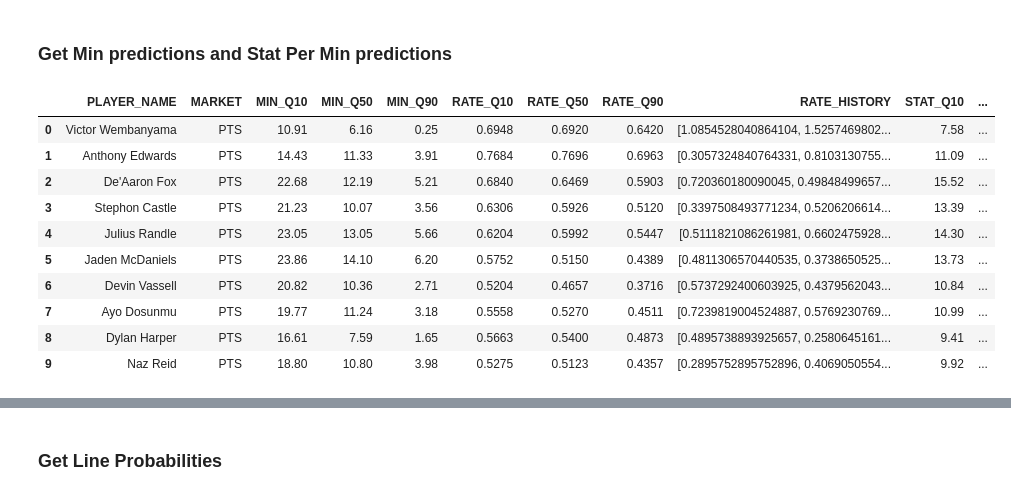
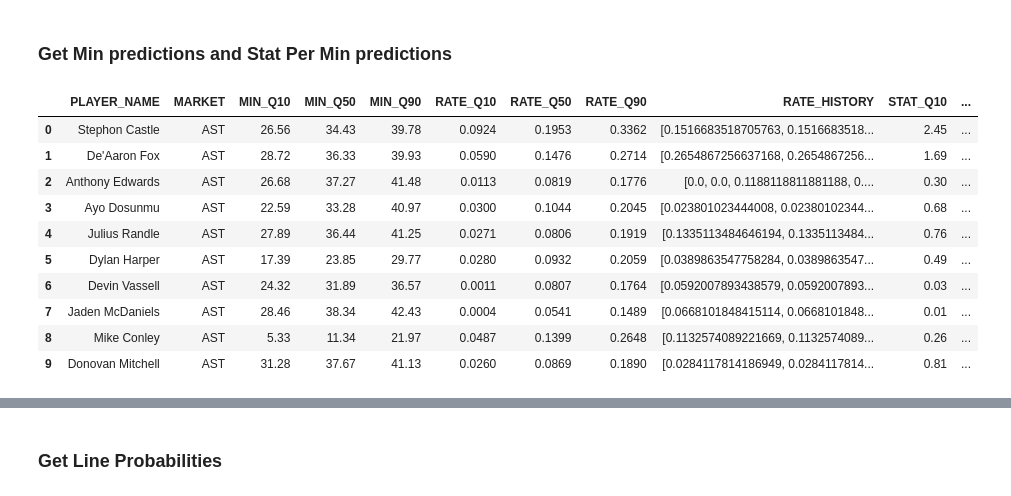
Before and after one commit to spon7ge/NBA-Prop-Predictor, a Jupyter notebook: notebooks/live.ipynb, the cells around one changed output, grey strips where cells are left out. Saved outputs shown, nothing was run; the diff lists cells and outputs as text; code cells hidden in the pictures.

```diff
--- a/notebooks/live.ipynb
+++ b/notebooks/live.ipynb
@@ -158,12 +157,12 @@ US latest pull: 2026-05-12 00:09:51
 import joblib
 
 #minutes
-min_bundle = joblib.load("src/models/saved_models/min_quantile_xgb_2026-05-10.joblib")
+min_bundle = joblib.load("src/models/saved_models/min_quantile_xgb_2026-05-11.joblib")
 min_quantile_models = min_bundle["quantile_models"]
 min_feature_names = min_bundle["feature_names"]
 
 #points per minute
-ppm_bundle = joblib.load("src/models/saved_models/ppm_quantile_xgb_2026-05-10.joblib")
+ppm_bundle = joblib.load("src/models/saved_models/ppm_quantile_xgb_2026-05-11.joblib")
 ppm_quantile_models = ppm_bundle["quantile_models"]
 ppm_feature_names = ppm_bundle["feature_names"]
 
@@ -181,38 +180,38 @@ rpm_feature_names = rpm_bundle["feature_names"]
 # %%
 pts_preds = predict_min_times_rate(
     pts_names, min_df, pts_df, current_date,
     rate_pipeline=ppm_pipeline,
     rate_quantile_models=ppm_quantile_models,
     min_quantile_models=min_quantile_models,
     stat_prefix="PTS",
 )
-# ast_preds = predict_min_times_rate(
-#     ast_names, min_df, ast_df, current_date,
-#     rate_pipeline=apm_pipeline,
-#     rate_quantile_models=apm_quantile_models,
-#     min_quantile_models=min_quantile_models,
-#     stat_prefix="AST",
-# )
+ast_preds = predict_min_times_rate(
+    ast_names, min_df, ast_df, current_date,
+    rate_pipeline=apm_pipeline,
+    rate_quantile_models=apm_quantile_models,
+    min_quantile_models=min_quantile_models,
+    stat_prefix="AST",
+)
 # reb_preds = predict_min_times_rate(
 #     reb_names, min_df, reb_df, current_date,
 #     rate_pipeline=rpm_pipeline,
 #     rate_quantile_models=rpm_quantile_models,
 #     min_quantile_models=min_quantile_models,
 #     stat_prefix="REB",
 # )
-pts_preds.head(10)
+ast_preds.head(10)
 # %% [output]
 |  | PLAYER_NAME | MARKET | MIN_Q10 | MIN_Q50 | MIN_Q90 | RATE_Q10 | RATE_Q50 | RATE_Q90 | RATE_HISTORY | STAT_Q10 | ... |
-| 0 | Victor Wembanyama | PTS | 10.91 | 6.16 | 0.25 | 0.6948 | 0.6920 | 0.6420 | [1.0854528040864104, 1.5257469802... | 7.58 | ... |
-| 1 | Anthony Edwards | PTS | 14.43 | 11.33 | 3.91 | 0.7684 | 0.7696 | 0.6963 | [0.3057324840764331, 0.8103130755... | 11.09 | ... |
-| 2 | De'Aaron Fox | PTS | 22.68 | 12.19 | 5.21 | 0.6840 | 0.6469 | 0.5903 | [0.720360180090045, 0.49848499657... | 15.52 | ... |
-| 3 | Stephon Castle | PTS | 21.23 | 10.07 | 3.56 | 0.6306 | 0.5926 | 0.5120 | [0.3397508493771234, 0.5206206614... | 13.39 | ... |
-| 4 | Julius Randle | PTS | 23.05 | 13.05 | 5.66 | 0.6204 | 0.5992 | 0.5447 | [0.5111821086261981, 0.6602475928... | 14.30 | ... |
-| 5 | Jaden McDaniels | PTS | 23.86 | 14.10 | 6.20 | 0.5752 | 0.5150 | 0.4389 | [0.4811306570440535, 0.3738650525... | 13.73 | ... |
-| 6 | Devin Vassell | PTS | 20.82 | 10.36 | 2.71 | 0.5204 | 0.4657 | 0.3716 | [0.5737292400603925, 0.4379562043... | 10.84 | ... |
-| 7 | Ayo Dosunmu | PTS | 19.77 | 11.24 | 3.18 | 0.5558 | 0.5270 | 0.4511 | [0.7239819004524887, 0.5769230769... | 10.99 | ... |
-| 8 | Dylan Harper | PTS | 16.61 | 7.59 | 1.65 | 0.5663 | 0.5400 | 0.4873 | [0.4895738893925657, 0.2580645161... | 9.41 | ... |
-| 9 | Naz Reid | PTS | 18.80 | 10.80 | 3.98 | 0.5275 | 0.5123 | 0.4357 | [0.2895752895752896, 0.4069050554... | 9.92 | ... |
+| 0 | Stephon Castle | AST | 26.56 | 34.43 | 39.78 | 0.0924 | 0.1953 | 0.3362 | [0.1516683518705763, 0.1516683518... | 2.45 | ... |
+| 1 | De'Aaron Fox | AST | 28.72 | 36.33 | 39.93 | 0.0590 | 0.1476 | 0.2714 | [0.2654867256637168, 0.2654867256... | 1.69 | ... |
+| 2 | Anthony Edwards | AST | 26.68 | 37.27 | 41.48 | 0.0113 | 0.0819 | 0.1776 | [0.0, 0.0, 0.1188118811881188, 0.... | 0.30 | ... |
+| 3 | Ayo Dosunmu | AST | 22.59 | 33.28 | 40.97 | 0.0300 | 0.1044 | 0.2045 | [0.023801023444008, 0.02380102344... | 0.68 | ... |
+| 4 | Julius Randle | AST | 27.89 | 36.44 | 41.25 | 0.0271 | 0.0806 | 0.1919 | [0.1335113484646194, 0.1335113484... | 0.76 | ... |
+| 5 | Dylan Harper | AST | 17.39 | 23.85 | 29.77 | 0.0280 | 0.0932 | 0.2059 | [0.0389863547758284, 0.0389863547... | 0.49 | ... |
+| 6 | Devin Vassell | AST | 24.32 | 31.89 | 36.57 | 0.0011 | 0.0807 | 0.1764 | [0.0592007893438579, 0.0592007893... | 0.03 | ... |
+| 7 | Jaden McDaniels | AST | 28.46 | 38.34 | 42.43 | 0.0004 | 0.0541 | 0.1489 | [0.0668101848415114, 0.0668101848... | 0.01 | ... |
+| 8 | Mike Conley | AST | 5.33 | 11.34 | 21.97 | 0.0487 | 0.1399 | 0.2648 | [0.1132574089221669, 0.1132574089... | 0.26 | ... |
+| 9 | Donovan Mitchell | AST | 31.28 | 37.67 | 41.13 | 0.0260 | 0.0869 | 0.1890 | [0.0284117814186949, 0.0284117814... | 0.81 | ... |
 # %%
 from live import adjust_predictions
 
```
Also changed, not shown: parts of 5 cells of this notebook, 1 other file.
